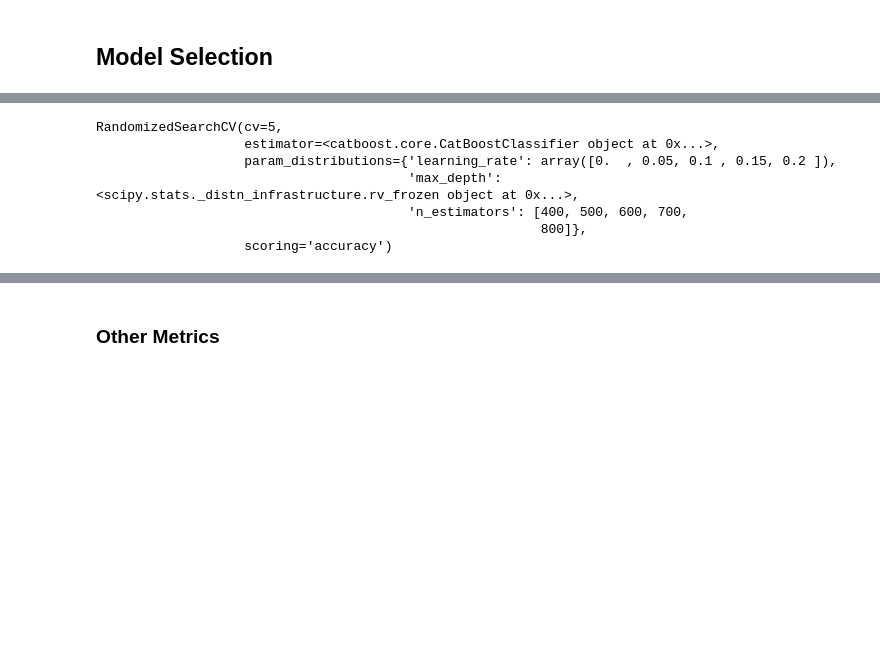
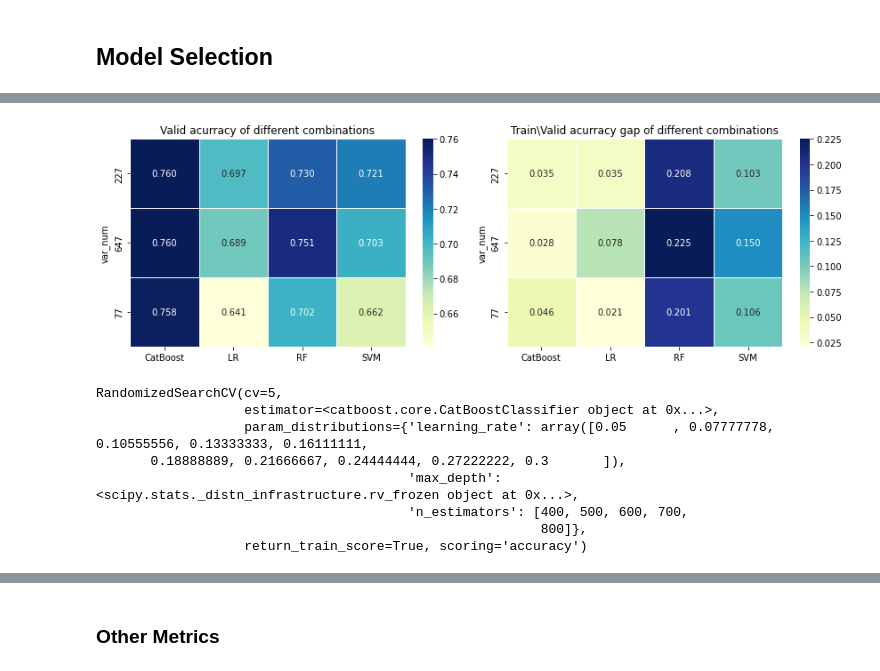
Before and after one commit to PANDASANG1231/522_Ramen, a Jupyter notebook: notebooks/04_2_wenjia_train_model_milestone1_revise.ipynb, the cells around one changed output, grey strips where cells are left out. Cells and saved outputs as stored; diff of their text form; code cells hidden in the pictures; blank space fills up the shorter version.

```diff
--- a/notebooks/04_2_wenjia_train_model_milestone1_revise.ipynb
+++ b/notebooks/04_2_wenjia_train_model_milestone1_revise.ipynb
@@ -313,3 +247,34 @@ CatBoost
+# %%
+col_name = ["CatBoost", "LR", "RF", "SVM"]
+
+rst_all_test = rst_all[["test_score"]].copy()
+rst_all_test.loc[:, "model"] = [x.split("_")[0] for x in rst_all_test.index]
+rst_all_test.loc[:, "var_num"] = [x.split("_")[1] for x in rst_all_test.index]
+rst_all_test.loc[:, "test_score"] = [float(x.split("(+")[0].strip()) for x in rst_all_test.test_score]
+
+rst_all_test = pd.crosstab(columns=rst_all_test["model"], index=rst_all_test["var_num"], values=rst_all_test["test_score"], aggfunc=sum)
+rst_all_test.columns = col_name
+
+
+rst_all_train = rst_all[["train_score"]].copy()
+rst_all_train.loc[:, "model"] = [x.split("_")[0] for x in rst_all_train.index]
+rst_all_train.loc[:, "var_num"] = [x.split("_")[1] for x in rst_all_train.index]
+rst_all_train.loc[:, "test_score"] = [float(x.split("(+")[0].strip()) for x in rst_all_train.train_score]
+
+rst_all_train = pd.crosstab(columns=rst_all_train["model"], index=rst_all_train["var_num"], values=rst_all_train["test_score"], aggfunc=sum)
+rst_all_train.columns = col_name
+
+fig, axs = plt.subplots(1, 2, figsize=(12,4))
+
+sns.heatmap(rst_all_test, cmap="YlGnBu", linewidths=.5, annot=True, fmt=".3f", ax=axs[0])
+axs[0].set_title("Valid acurracy of different combinations")
+sns.heatmap(rst_all_train - rst_all_test, cmap="YlGnBu", linewidths=.5, annot=True, fmt=".3f", ax=axs[1])
+axs[1].set_title("Train\Valid acurracy gap of different combinations")
+
+plt.tight_layout()
+plt.savefig("./../results/feature_model_selection.jpg", dpi=1600)
+# %% [output]
+[figure, added]
 # %%
 from scipy.stats import expon, lognorm, loguniform, randint, uniform
 
@@ -317,7 +282,7 @@ from scipy.stats import expon, lognorm, loguniform, randint, uniform
 pipe_cat = CatBoostClassifier(random_state=123, verbose=0,class_weights=class_weights)
 
 param_grid = {
-    "learning_rate": np.linspace(0,0.2,5),
+    "learning_rate": np.linspace(0.05,0.3,10),
     "max_depth": randint(3, 7),
     "n_estimators": [400, 500, 600, 700, 800],
 
@@ -326,15 +291,16 @@ param_grid = {
 
 rscv = RandomizedSearchCV(pipe_cat, param_grid, scoring='accuracy', cv=5, return_train_score=True)
 
-rscv.fit(X_train, y_train)
+rscv.fit(X_train[features_2], y_train)
 # %% [output]
 RandomizedSearchCV(cv=5,
                    estimator=<catboost.core.CatBoostClassifier object at 0x...>,
-                   param_distributions={'learning_rate': array([0.  , 0.05, 0.1 , 0.15, 0.2 ]),
+                   param_distributions={'learning_rate': array([0.05      , 0.07777778, 0.10555556, 0.13333333, 0.16111111,
+       0.18888889, 0.21666667, 0.24444444, 0.27222222, 0.3       ]),
                                         'max_depth': <scipy.stats._distn_infrastructure.rv_frozen object at 0x...>,
                                         'n_estimators': [400, 500, 600, 700,
                                                          800]},
-                   scoring='accuracy')
+                   return_train_score=True, scoring='accuracy')
 # %%
 print("Best hyperparameter values: ", rscv.best_params_)
 print("Best score: %0.3f" % (rscv.best_score_))
```
Also changed, not shown: parts of 32 cells of this notebook, 3 other files.
